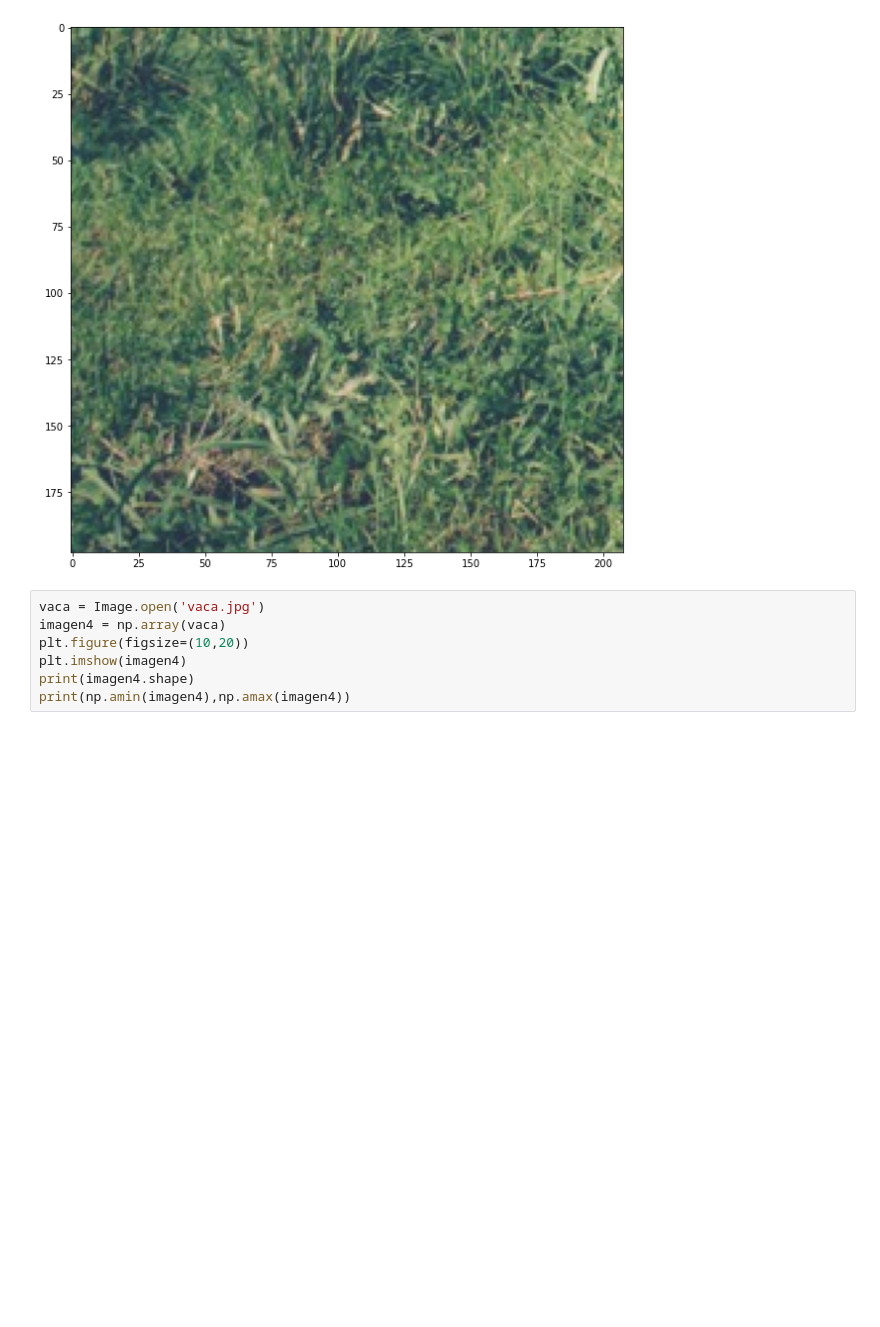
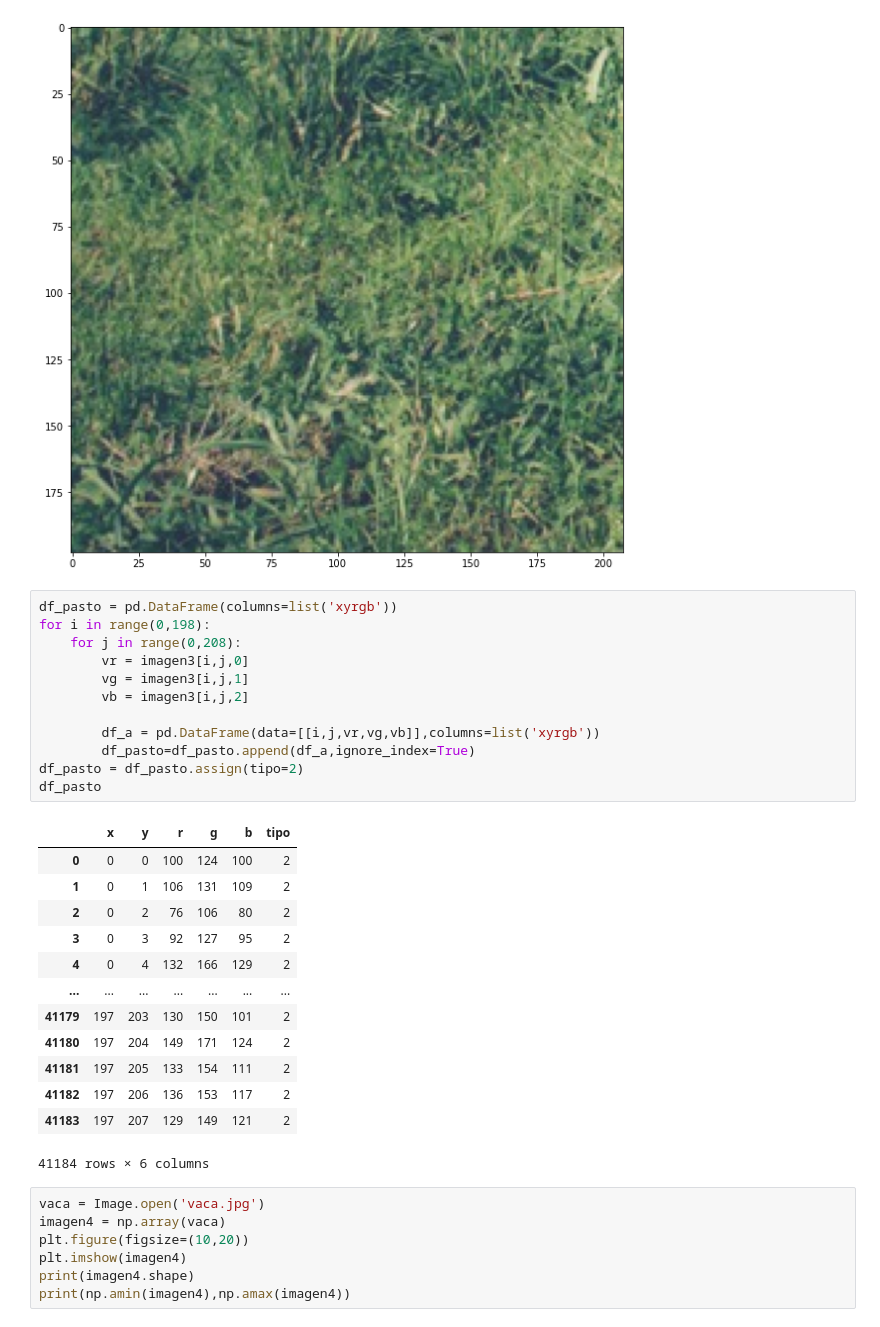
Before and after one commit to dariopenialoza/tp3_SVM, a Jupyter notebook: ej2.ipynb, the cells around one changed output. Cells and saved outputs as stored; diff of their text form; blank space fills up the shorter version.

```diff
--- a/ej2.ipynb
+++ b/ej2.ipynb
@@ -47,6 +154,32 @@ print(np.amin(imagen3),np.amax(imagen3))
 (198, 208, 3)
 23 230
 [figure]
+# %%
+df_pasto = pd.DataFrame(columns=list('xyrgb'))
+for i in range(0,198):
+    for j in range(0,208):
+        vr = imagen3[i,j,0]
+        vg = imagen3[i,j,1]
+        vb = imagen3[i,j,2]
+
+        df_a = pd.DataFrame(data=[[i,j,vr,vg,vb]],columns=list('xyrgb'))
+        df_pasto=df_pasto.append(df_a,ignore_index=True)
+df_pasto = df_pasto.assign(tipo=2)
+df_pasto
+# %% [output]
+|  | x | y | r | g | b | tipo |
+| 0 | 0 | 0 | 100 | 124 | 100 | 2 |
+| 1 | 0 | 1 | 106 | 131 | 109 | 2 |
+| 2 | 0 | 2 | 76 | 106 | 80 | 2 |
+| 3 | 0 | 3 | 92 | 127 | 95 | 2 |
+| 4 | 0 | 4 | 132 | 166 | 129 | 2 |
+| ... | ... | ... | ... | ... | ... | ... |
+| 41179 | 197 | 203 | 130 | 150 | 101 | 2 |
+| 41180 | 197 | 204 | 149 | 171 | 124 | 2 |
+| 41181 | 197 | 205 | 133 | 154 | 111 | 2 |
+| 41182 | 197 | 206 | 136 | 153 | 117 | 2 |
+| 41183 | 197 | 207 | 129 | 149 | 121 | 2 |
+41184 rows × 6 columns
 # %%
 vaca = Image.open('vaca.jpg')
 imagen4 = np.array(vaca)
```
Also changed, not shown: parts of 15 cells of this notebook, 18 other files.
